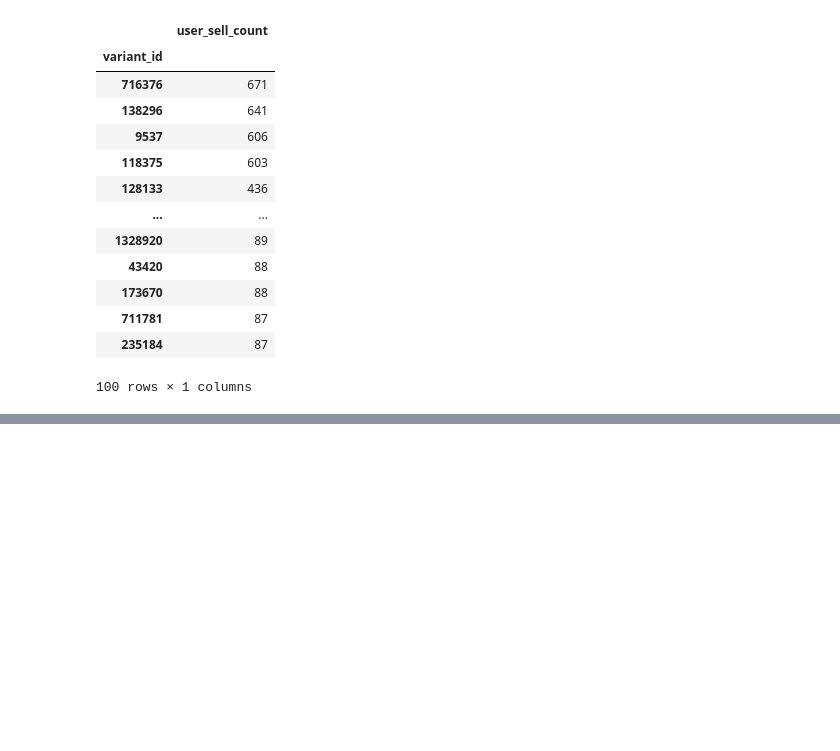
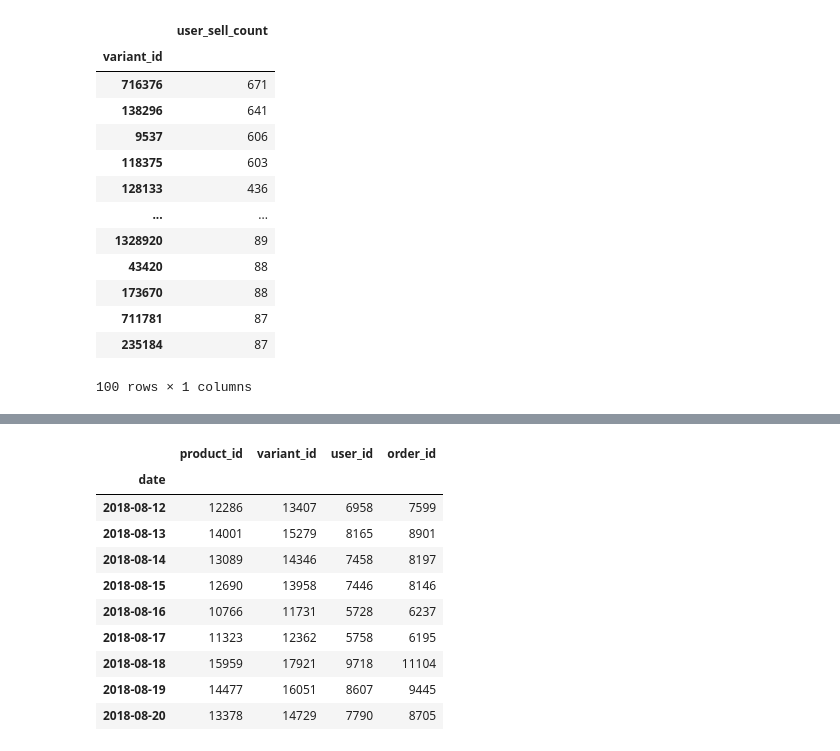
Before and after one commit to mhsharifi96/DigiKalaDataAnalysis, a Jupyter notebook: code/discovering.ipynb, the cells around one changed output, grey strips where cells are left out. Cells and saved outputs as stored; diff of their text form; code cells hidden in the pictures; blank space fills up the shorter version.

```diff
--- a/code/discovering.ipynb
+++ b/code/discovering.ipynb
@@ -440,0 +433,20 @@ date
+# %%
+dd =retail.set_index('date').groupby(pd.Grouper(freq='D')).agg({
+    'product_id':"nunique",
+    'variant_id':"nunique",
+    'user_id':"nunique",
+    'order_id':"nunique",
+})
+dd
+# %% [output]
+|  | product_id | variant_id | user_id | order_id |
+| date |  |  |  |  |
+| 2018-08-12 | 12286 | 13407 | 6958 | 7599 |
+| 2018-08-13 | 14001 | 15279 | 8165 | 8901 |
+| 2018-08-14 | 13089 | 14346 | 7458 | 8197 |
+| 2018-08-15 | 12690 | 13958 | 7446 | 8146 |
+| 2018-08-16 | 10766 | 11731 | 5728 | 6237 |
+| 2018-08-17 | 11323 | 12362 | 5758 | 6195 |
+| 2018-08-18 | 15959 | 17921 | 9718 | 11104 |
+| 2018-08-19 | 14477 | 16051 | 8607 | 9445 |
+| 2018-08-20 | 13378 | 14729 | 7790 | 8705 |
```
Also changed, not shown: parts of 12 cells of this notebook, 1 other file.
